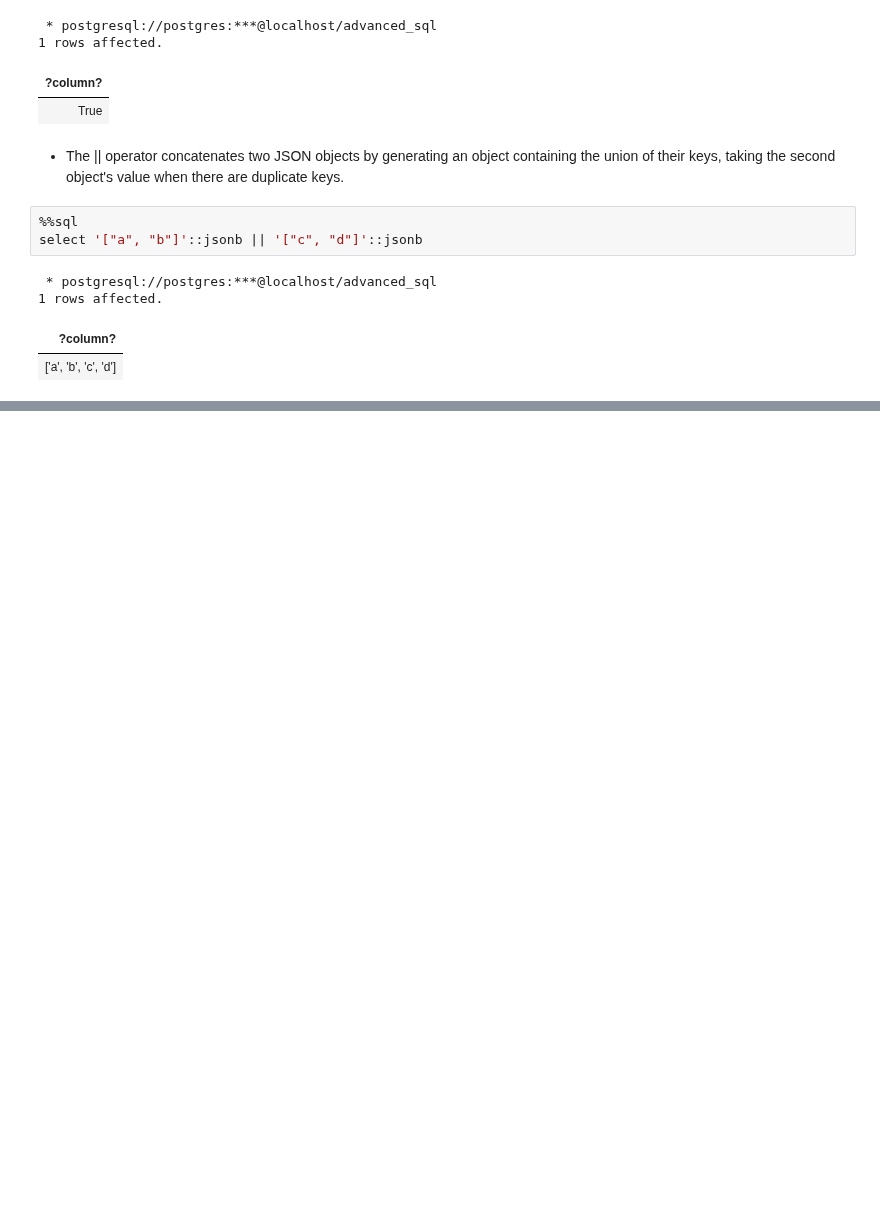
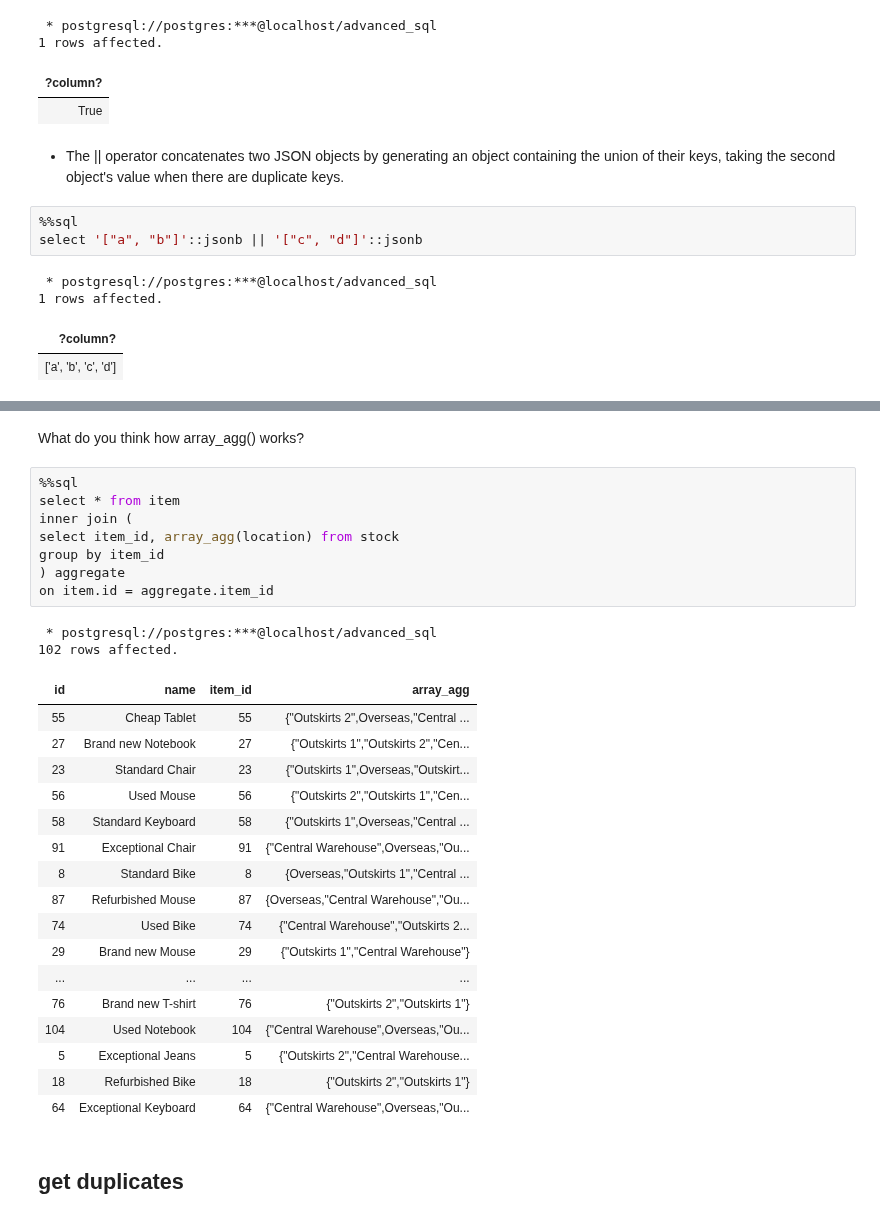
Before and after one commit to fbw-p22-e3-assignments/live-code, a Jupyter notebook: database/ADVANCED_SQL/advanced_sql.ipynb, the cells around one changed output, grey strips where cells are left out. Drawn from its saved outputs; the diff is of its cells as text; blank space fills up the shorter version.

```diff
--- a/database/ADVANCED_SQL/advanced_sql.ipynb
+++ b/database/ADVANCED_SQL/advanced_sql.ipynb
@@ -1058,0 +1944,32 @@ select '["a", "b"]'::jsonb || '["c", "d"]'::jsonb
+# %% [markdown]
+What do you think how array_agg() works?
+# %%
+%%sql
+select * from item
+inner join (
+select item_id, array_agg(location) from stock
+group by item_id
+) aggregate
+on item.id = aggregate.item_id
+# %% [output]
+ * postgresql://postgres:***@localhost/advanced_sql
+102 rows affected.
+| id | name | item_id | array_agg |
+| 55 | Cheap Tablet | 55 | {"Outskirts 2",Overseas,"Central ... |
+| 27 | Brand new Notebook | 27 | {"Outskirts 1","Outskirts 2","Cen... |
+| 23 | Standard Chair | 23 | {"Outskirts 1",Overseas,"Outskirt... |
+| 56 | Used Mouse | 56 | {"Outskirts 2","Outskirts 1","Cen... |
+| 58 | Standard Keyboard | 58 | {"Outskirts 1",Overseas,"Central ... |
+| 91 | Exceptional Chair | 91 | {"Central Warehouse",Overseas,"Ou... |
+| 8 | Standard Bike | 8 | {Overseas,"Outskirts 1","Central ... |
+| 87 | Refurbished Mouse | 87 | {Overseas,"Central Warehouse","Ou... |
+| 74 | Used Bike | 74 | {"Central Warehouse","Outskirts 2... |
+| 29 | Brand new Mouse | 29 | {"Outskirts 1","Central Warehouse"} |
+| ... | ... | ... | ... |
+| 76 | Brand new T-shirt | 76 | {"Outskirts 2","Outskirts 1"} |
+| 104 | Used Notebook | 104 | {"Central Warehouse",Overseas,"Ou... |
+| 5 | Exceptional Jeans | 5 | {"Outskirts 2","Central Warehouse... |
+| 18 | Refurbished Bike | 18 | {"Outskirts 2","Outskirts 1"} |
+| 64 | Exceptional Keyboard | 64 | {"Central Warehouse",Overseas,"Ou... |
+# %% [markdown]
+## get duplicates
```
Also changed, not shown: parts of 104 cells of this notebook, 1 other file.
